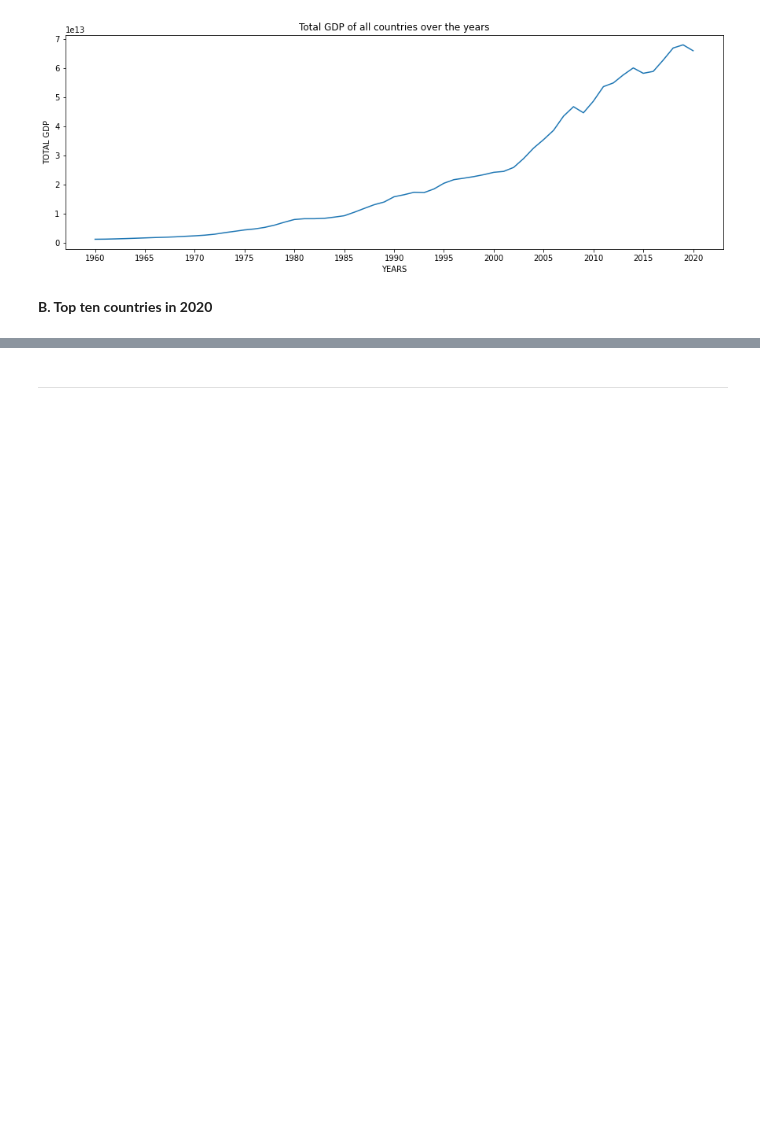
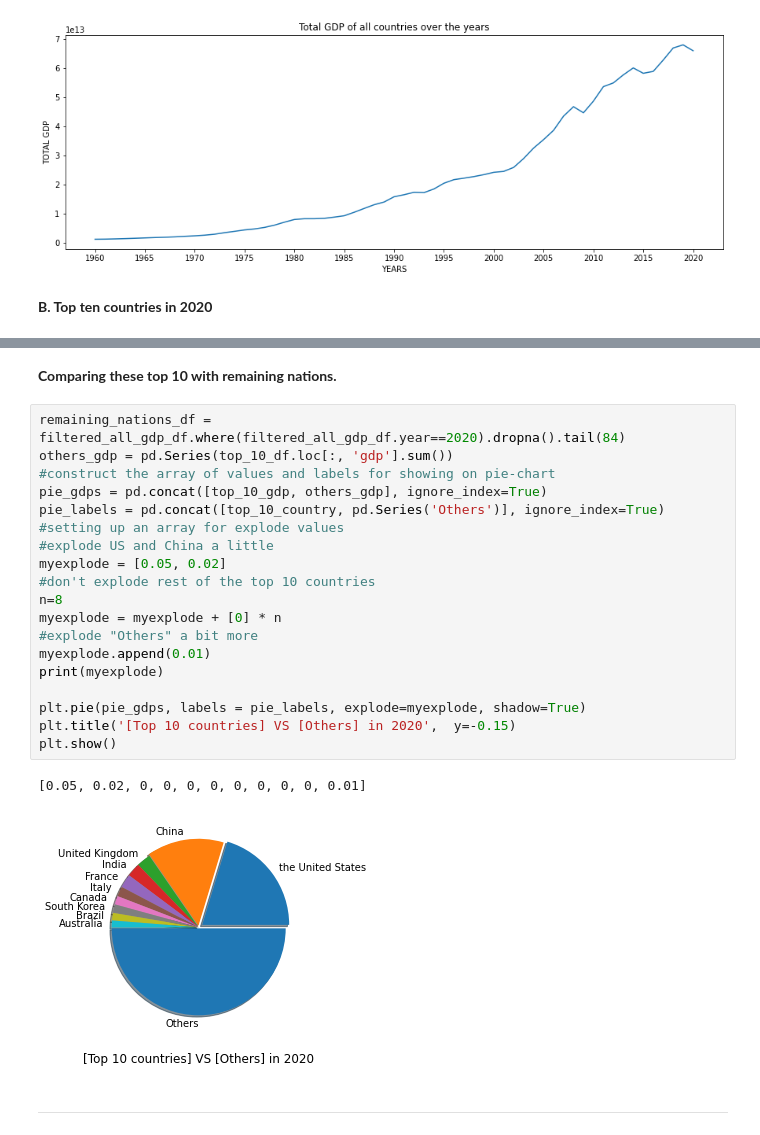
Before and after one commit to Prashant528/GDP_DATA_EDA, a Jupyter notebook: notebookc95ef18f39.ipynb, the cells around one changed output, grey strips where cells are left out. Saved outputs shown, nothing was run; the diff lists cells and outputs as text; blank space fills up the shorter version.

```diff
--- a/notebookc95ef18f39.ipynb
+++ b/notebookc95ef18f39.ipynb
@@ -246,2 +254,26 @@ plt.bar(country, gdp, color ='maroon',width = 0.4)
+# %% [markdown]
+**Comparing these top 10 with remaining nations.**
+# %%
+remaining_nations_df = filtered_all_gdp_df.where(filtered_all_gdp_df.year==2020).dropna().tail(84)
+others_gdp = pd.Series(top_10_df.loc[:, 'gdp'].sum())
+#construct the array of values and labels for showing on pie-chart
+pie_gdps = pd.concat([top_10_gdp, others_gdp], ignore_index=True)
+pie_labels = pd.concat([top_10_country, pd.Series('Others')], ignore_index=True)
+#setting up an array for explode values
+#explode US and China a little
+myexplode = [0.05, 0.02]
+#don't explode rest of the top 10 countries
+n=8
+myexplode = myexplode + [0] * n
+#explode "Others" a bit more
+myexplode.append(0.01)
+print(myexplode)
+
+plt.pie(pie_gdps, labels = pie_labels, explode=myexplode, shadow=True)
+plt.title('[Top 10 countries] VS [Others] in 2020',  y=-0.15)
+plt.show()
+# %% [output]
+[0.05, 0.02, 0, 0, 0, 0, 0, 0, 0, 0, 0.01]
+[figure, added]
 # %% [markdown]
 ****
```
Also changed, not shown: parts of 3 cells of this notebook.
